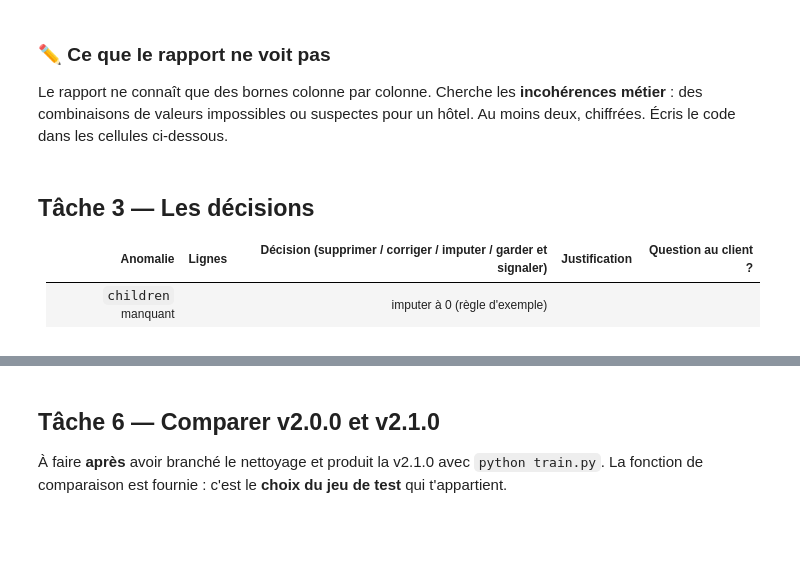
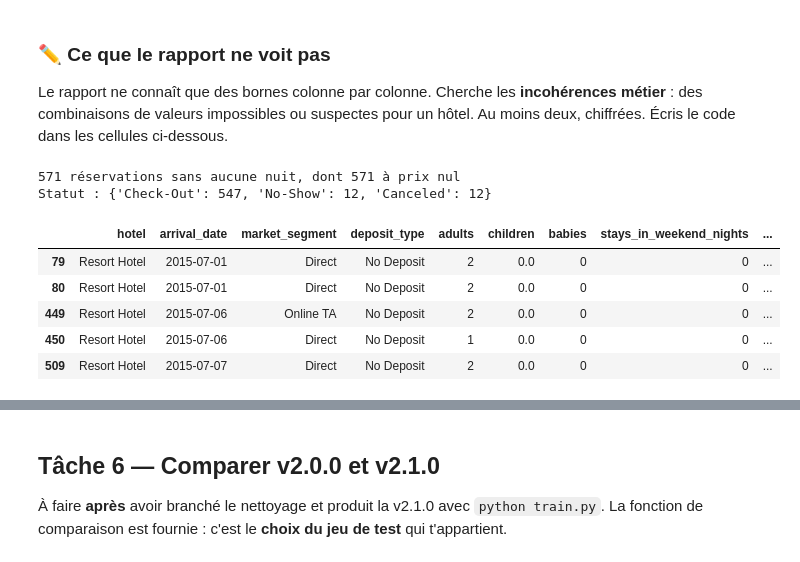
Before and after one commit to SadiDelhayeEVIDEN/M2-B1-nettoyage-sadi, a Jupyter notebook: notebooks/01_audit.ipynb, the cells around one changed output, grey strips where cells are left out. Cells and saved outputs as stored; diff of their text form; code cells hidden in the pictures; blank space fills up the shorter version.

```diff
--- a/notebooks/01_audit.ipynb
+++ b/notebooks/01_audit.ipynb
@@ -75,7 +178,19 @@ ci-dessous.
-# %% [markdown]
-## Tâche 3 — Les décisions
-
-| Anomalie | Lignes | Décision (supprimer / corriger / imputer / garder et signaler) | Justification | Question au client ? |
-|---|---|---|---|---|
-| `children` manquant | | imputer à 0 (règle d'exemple) | | |
-| | | | | |
+# %%
+# Variables utiles pour toute l'investigation
+nuits = df["stays_in_weekend_nights"] + df["stays_in_week_nights"]
+personnes = df["adults"] + df["children"].fillna(0) + df["babies"]
+
+# 1. Séjours sans aucune nuit
+zero_nuit = nuits == 0
+print(f"{zero_nuit.sum()} réservations sans aucune nuit, dont {(df.loc[zero_nuit, 'adr'] == 0).sum()} à prix nul")
+print("Statut :", df.loc[zero_nuit, "reservation_status"].value_counts().to_dict())
+df.loc[zero_nuit, COLS_EXEMPLE].head()
+# %% [output]
+571 réservations sans aucune nuit, dont 571 à prix nul
+Statut : {'Check-Out': 547, 'No-Show': 12, 'Canceled': 12}
+|  | hotel | arrival_date | market_segment | deposit_type | adults | children | babies | stays_in_weekend_nights | ... |
+| 79 | Resort Hotel | 2015-07-01 | Direct | No Deposit | 2 | 0.0 | 0 | 0 | ... |
+| 80 | Resort Hotel | 2015-07-01 | Direct | No Deposit | 2 | 0.0 | 0 | 0 | ... |
+| 449 | Resort Hotel | 2015-07-06 | Online TA | No Deposit | 2 | 0.0 | 0 | 0 | ... |
+| 450 | Resort Hotel | 2015-07-06 | Direct | No Deposit | 1 | 0.0 | 0 | 0 | ... |
+| 509 | Resort Hotel | 2015-07-07 | Direct | No Deposit | 2 | 0.0 | 0 | 0 | ... |
```
Also changed, not shown: parts of 18 cells of this notebook, 2 other files.
